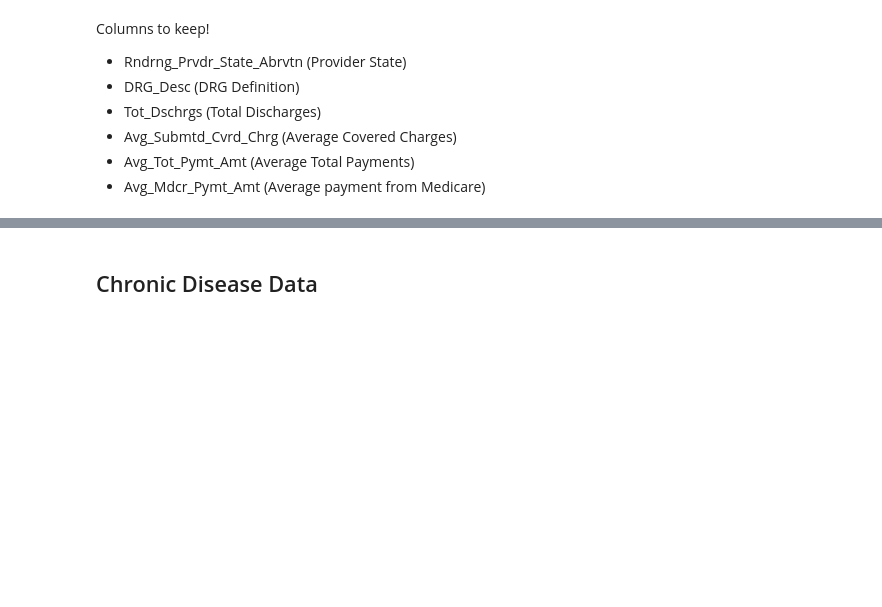
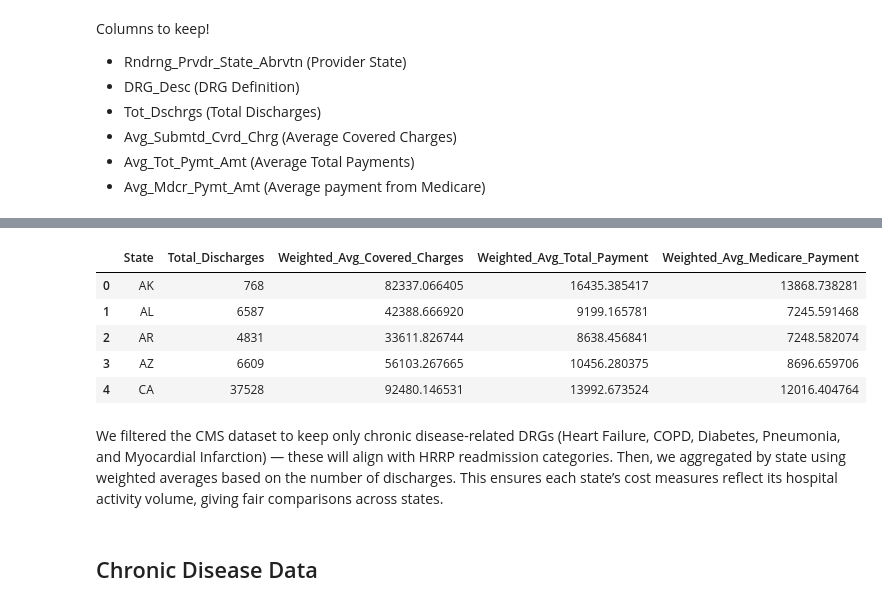
Before and after one commit to pranjul11garg/Population-Health-Financial-Impact-Analysis-CMS-CDC-Data, a Jupyter notebook: scripts/data_cleaning.ipynb, the cells around one changed output, grey strips where cells are left out. Saved outputs shown, nothing was run; the diff lists cells and outputs as text; code cells hidden in the pictures; blank space fills up the shorter version.

```diff
--- a/scripts/data_cleaning.ipynb
+++ b/scripts/data_cleaning.ipynb
@@ -40,10 +67,0 @@ cms.head(5)
-# %%
-cms = cms.rename(columns={
-    "Rndrng_Prvdr_State_Abrvtn": "Provider_State",
-    "DRG_Desc": "DRG_Def",
-    "Avg_Submtd_Cvrd_Chrg": "Avg_covered_charges",
-    "Avg_Tot_Pymt_Amt": "Avg_total_payments",
-    "Tot_Dschrgs": "Total_Discharges",
-    "Avg_Mdcr_Pymt_Amt":"Avg_pay_from_medicare"
-})
-cms.isnull().sum()
@@ -67,3 +68,44 @@ cms.head()
+# %%
+#filtering chronic diseases
+chronic_drgs = ["HEART FAILURE", "CHRONIC OBSTRUCTIVE PULMONARY DISEASE ", "DIABETES"]
+cms = cms[cms["DRG_Def"].str.contains('|'.join(chronic_drgs), case=False, na=False)]
+
+# Step 4 — Create weighted totals
+cms["w_cov"] = cms["Avg_Covered_Charges"] * cms["Total_Discharges"]
+cms["w_tot"] = cms["Avg_Total_Payment"] * cms["Total_Discharges"]
+cms["w_mcr"] = cms["Avg_Medicare_Payment"] * cms["Total_Discharges"]
+
+# Step 5 — Aggregate by state (weighted averages)
+cms_state = cms.groupby("State", as_index=False).agg({
+    "Total_Discharges": "sum",
+    "w_cov": "sum",
+    "w_tot": "sum",
+    "w_mcr": "sum"
+})
+
+cms_state["Weighted_Avg_Covered_Charges"] = cms_state["w_cov"] / cms_state["Total_Discharges"]
+cms_state["Weighted_Avg_Total_Payment"] = cms_state["w_tot"] / cms_state["Total_Discharges"]
+cms_state["Weighted_Avg_Medicare_Payment"] = cms_state["w_mcr"] / cms_state["Total_Discharges"]
+
+# Step 6 — Final cleaned output
+cms_state = cms_state[[
+    "State", "Total_Discharges",
+    "Weighted_Avg_Covered_Charges",
+    "Weighted_Avg_Total_Payment",
+    "Weighted_Avg_Medicare_Payment"
+]]
+cms_state.head()
+# %% [output]
+|  | State | Total_Discharges | Weighted_Avg_Covered_Charges | Weighted_Avg_Total_Payment | Weighted_Avg_Medicare_Payment |
+| 0 | AK | 768 | 82337.066405 | 16435.385417 | 13868.738281 |
+| 1 | AL | 6587 | 42388.666920 | 9199.165781 | 7245.591468 |
+| 2 | AR | 4831 | 33611.826744 | 8638.456841 | 7248.582074 |
+| 3 | AZ | 6609 | 56103.267665 | 10456.280375 | 8696.659706 |
+| 4 | CA | 37528 | 92480.146531 | 13992.673524 | 12016.404764 |
+# %% [markdown]
+We filtered the CMS dataset to keep only chronic disease-related DRGs (Heart Failure, COPD, Diabetes, Pneumonia, and Myocardial Infarction) — these will align with HRRP readmission categories.
+Then, we aggregated by state using weighted averages based on the number of discharges.
+This ensures each state’s cost measures reflect its hospital activity volume, giving fair comparisons across states.
 # %% [markdown]
 ## Chronic Disease Data
 # %%
```
Also changed, not shown: parts of 22 cells of this notebook, 1 other file.
